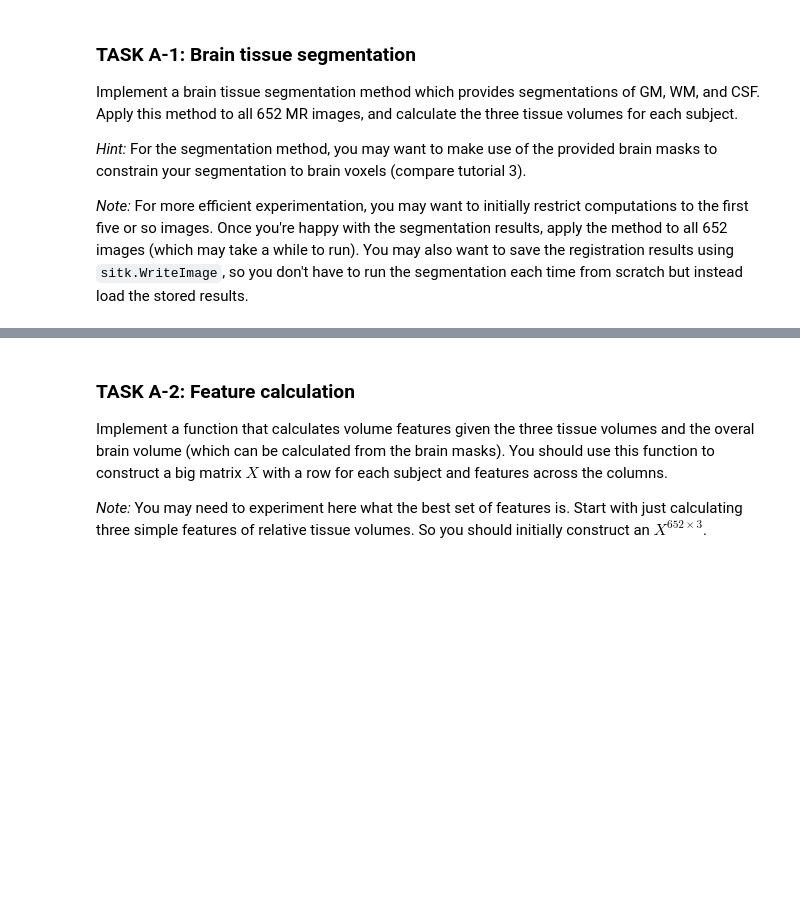
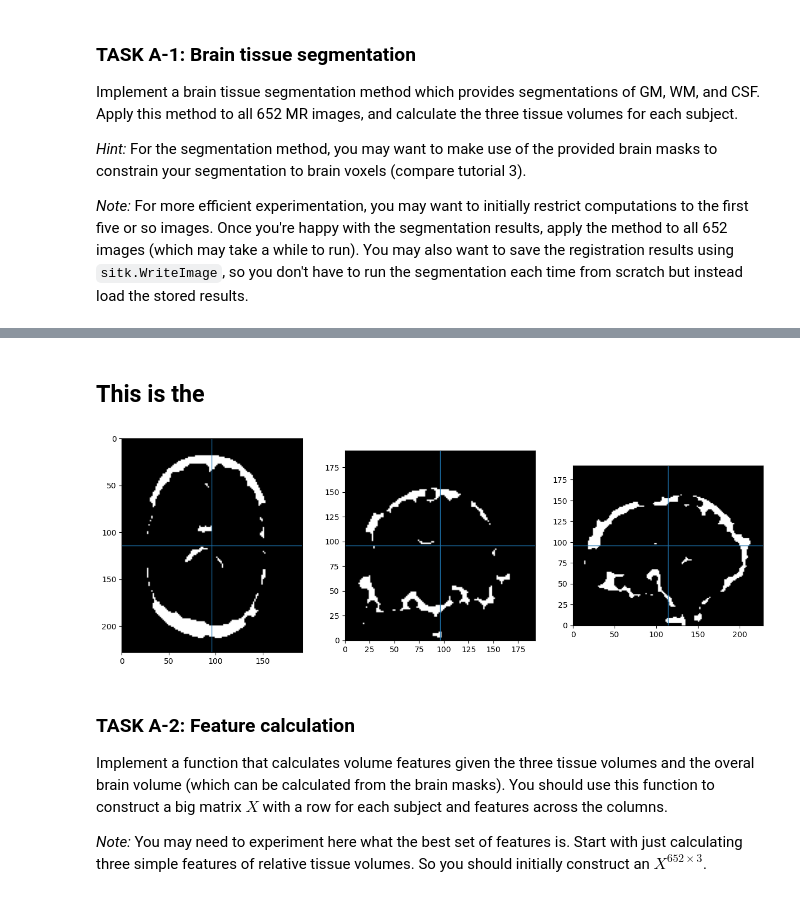
Before and after one commit to burakai/Age-Regression-from-Brain-MRI-Images, a Jupyter notebook: MIC-Term-Project.ipynb, the cells around one changed output, grey strips where cells are left out. Cells and saved outputs as stored; diff of their text form; code cells hidden in the pictures; blank space fills up the shorter version.

```diff
--- a/MIC-Term-Project.ipynb
+++ b/MIC-Term-Project.ipynb
@@ -260,0 +328,2 @@ TypeError: 'ellipsis' object is not iterable
+# %% [markdown]
+## This is the
@@ -261,3 +365,38 @@ TypeError: 'ellipsis' object is not iterable
+# %%
+import SimpleITK as sitk
+import glob
+
+data_dir = '/home/burakk/Projects/itu-mic/data/'
+image_dir = data_dir + "images/"
+mask_dir = data_dir + "masks/"
+
+# Get the list of image and mask filenames
+image_filenames = sorted(glob.glob(image_dir + "*.nii.gz"))
+mask_filenames = sorted(glob.glob(mask_dir + "*.nii.gz"))
+
+image_filename = image_filenames[0]
+mask_filename = mask_filenames[0]
+
+lower_threshold = 100   # Lower threshold for gray matter intensities
+upper_threshold = 150 # Upper threshold for gray matter intensities
+
+# Create a binary image where gray matter voxels are set to 1, and others are set to 0
+gray_matter_mask = sitk.BinaryThreshold(image, lower_threshold, upper_threshold, 1, 0)
+
+# Apply morphological closing to fill in small holes in the gray matter segmentation
+closing_radius = (2, 2, 2)  # Radius of the closing operation in each dimension
+gray_matter_mask = sitk.BinaryMorphologicalClosing(gray_matter_mask, closing_radius)
+
+# Apply morphological erosion to remove potential isolated noise in the segmentation
+erosion_radius = (1, 1, 1)  # Radius of the erosion operation in each dimension
+gray_matter_mask = sitk.BinaryErode(gray_matter_mask, erosion_radius)
+
+# Visualize the gray matter segmentation
+#sitk.Show(gray_matter_mask)
+
+display_image(gray_matter_mask)
+# %% [output]
+[figure, added]
 # %% [markdown]
 ### TASK A-2: Feature calculation
 
```
Also changed, not shown: parts of 12 cells of this notebook, 1 other file.
